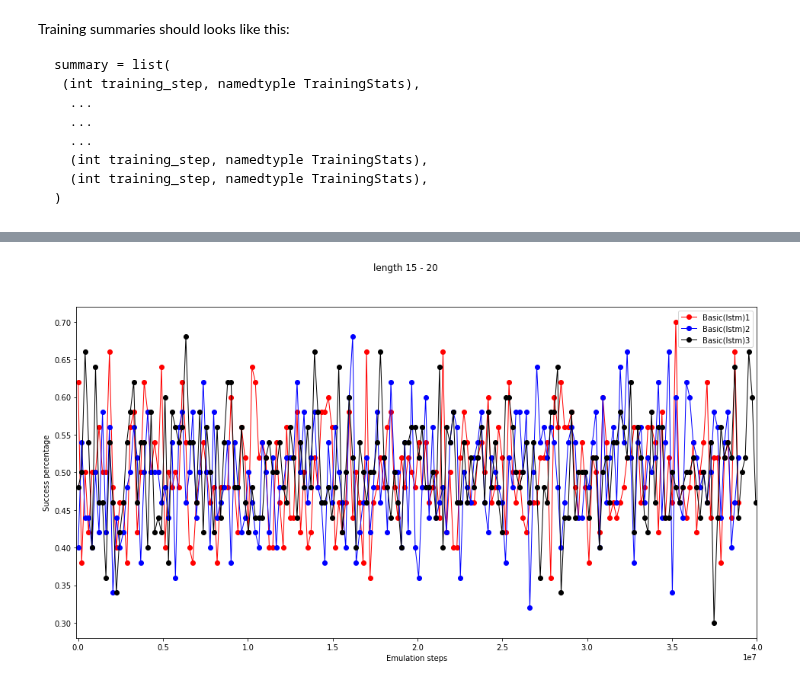
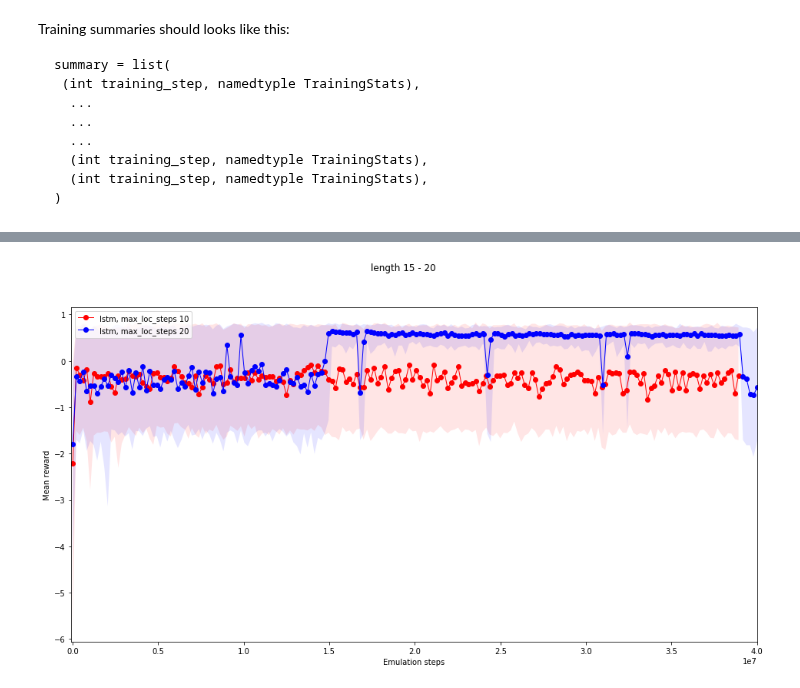
Before and after one commit to gikr/paac_corrected2, a Jupyter notebook: visualization.ipynb, the cells around one changed output, grey strips where cells are left out. Saved outputs shown, nothing was run; the diff lists cells and outputs as text; code cells hidden in the pictures.

```diff
--- a/visualization.ipynb
+++ b/visualization.ipynb
@@ -82,6 +142,6 @@ def reward_plots(*summaries_names,
 # %%
-lstm_summaries1 = paac_utils.load_summary('hundrrew_log_mls_10_len_15_20_reg/checkpoints/summaries.pkl4')
-lstm_summaries2 = paac_utils.load_summary('hundrrew_log_mls_10_len_15_20_reg_g_1/checkpoints/summaries.pkl4')
-lstm_summaries3 = paac_utils.load_summary('log_mls_10_len_15_20_reg/checkpoints/summaries.pkl4')
+lstm_summaries1 = paac_utils.load_summary('hundrrew_log_mls_10_len_5_10_reg/checkpoints/summaries.pkl4')
+lstm_summaries2 = paac_utils.load_summary('thourew_log_mls_10_len_5_10_reg/checkpoints/summaries.pkl4')
+#lstm_summaries3 = paac_utils.load_summary('log_mls_10_len_15_20_reg/checkpoints/summaries.pkl4')
 #selu_lstm_summaries = paac_utils.load_summary('../pretrained/vizdoom/basic_selu/checkpoints/summaries.pkl4')
 #simpler_lstm_summaries = paac_utils.load_summary('hundrrew_log_mls_10_len_5_10_reg/checkpoints/summaries.pkl4')
@@ -87,0 +172,3 @@ lstm_summaries3 = paac_utils.load_summary('log_mls_10_len_15_20_reg/checkpoints/
+# %%
+lstm_15_20_mls_10 = paac_utils.load_summary('hundrrew_log_mls_10_len_15_20_reg_g_1_#/checkpoints/summaries.pkl4')
+lstm_15_20_mls_20 = paac_utils.load_summary('hunrewlog_mls_20_len_15_20_vis_5/checkpoints/summaries.pkl4')
@@ -88,9 +183,8 @@ lstm_summaries3 = paac_utils.load_summary('log_mls_10_len_15_20_reg/checkpoints/
 # %%
 reward_plots(
-    (lstm_summaries1, 'Basic(lstm)1'),
+    (lstm_15_20_mls_10, 'lstm, max_loc_steps 10'),
     #(selu_lstm_summaries, 'Basic(selu lstm)'),
-    (lstm_summaries2, 'Basic(lstm)2'),
-    (lstm_summaries3, 'Basic(lstm)3'),
+    (lstm_15_20_mls_20, 'lstm, max_loc_steps 20'),
     title='length 15 - 20', xlim=(-10**5, 40*(10**6)))
 # %% [output]
-[figure, old version]
+[figure, new version]
```
Also changed, not shown: parts of 9 cells of this notebook.
